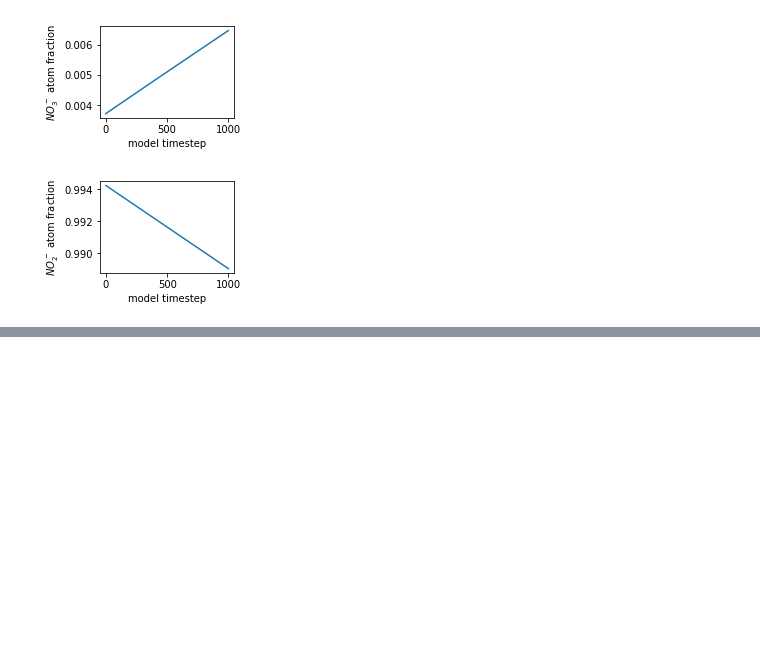
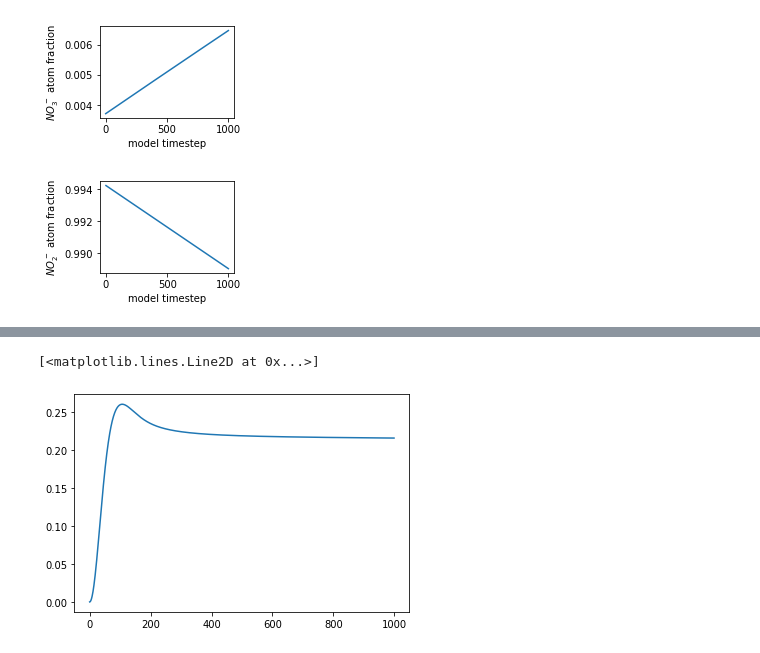
Before and after one commit to ckelly314/isotopomer-soup, a Jupyter notebook: 15N model.ipynb, the cells around one changed output, grey strips where cells are left out. Drawn from its saved outputs; the diff is of its cells as text; code cells hidden in the pictures; blank space fills up the shorter version.

```diff
--- a/15N model.ipynb
+++ b/15N model.ipynb
@@ -506,3 +515,8 @@ plt.plot(output['[NO2-]_nM'])
+# %%
+plt.plot(1000*(tracers.nh2oh_14+tracers.nh2oh_15)*(tracers.no_14+tracers.no_15))
+# %% [output]
+[<matplotlib.lines.Line2D at 0x...>]
+[figure, added]
 # %%
 sc.plot_outputs(trainingdata = PS2SCM15NO2, modeloutput=output,
              filename="Figures/PS2SCM15NO2.pdf")
```
Also changed, not shown: parts of 26 cells of this notebook, 4 other files.
